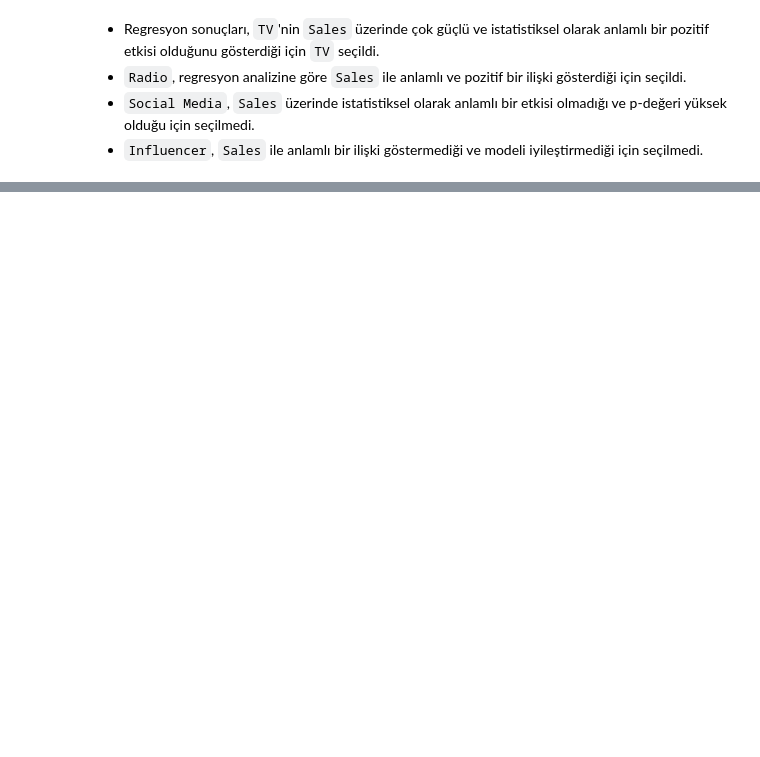
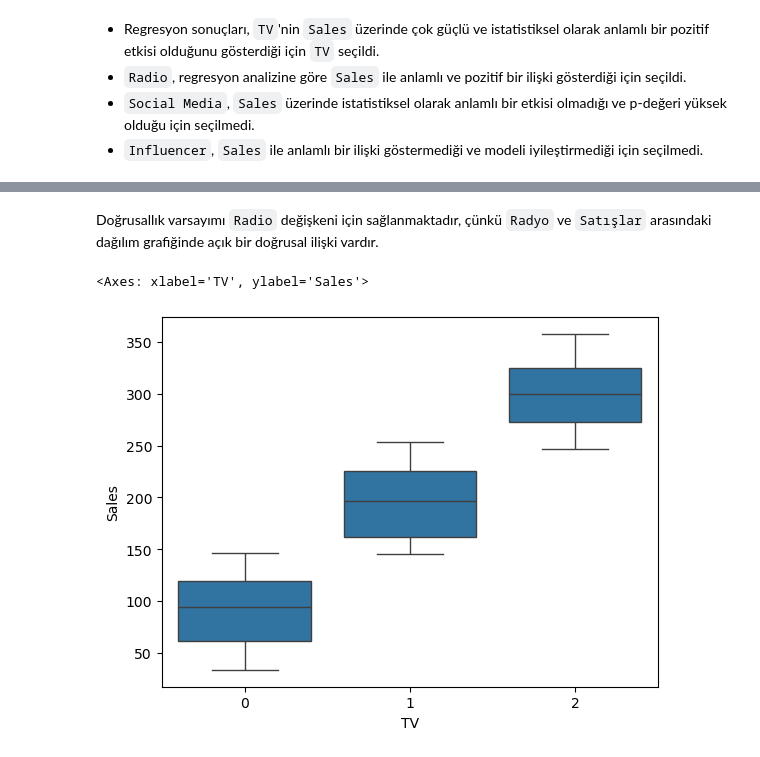
Before and after one commit to erencice/multiple-linear-regression, a Jupyter notebook: main-tr.ipynb, the cells around one changed output, grey strips where cells are left out. Saved outputs shown, nothing was run; the diff lists cells and outputs as text; code cells hidden in the pictures; blank space fills up the shorter version.

```diff
--- a/main-tr.ipynb
+++ b/main-tr.ipynb
@@ -224,0 +257,7 @@ data.drop(columns=['Social_Media', 'Influencer'], inplace=True)
+# %% [markdown]
+Doğrusallık varsayımı `Radio` değişkeni için sağlanmaktadır, çünkü `Radyo` ve `Satışlar` arasındaki dağılım grafiğinde açık bir doğrusal ilişki vardır.
+# %%
+sns.boxplot(x=data['TV'], y=data['Sales'])
+# %% [output]
+<Axes: xlabel='TV', ylabel='Sales'>
+[figure, added]
```
Also changed, not shown: parts of 32 cells of this notebook.
